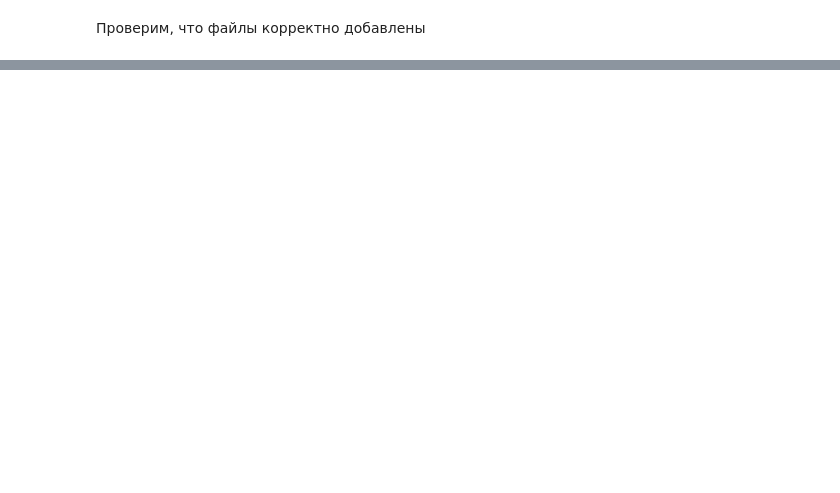
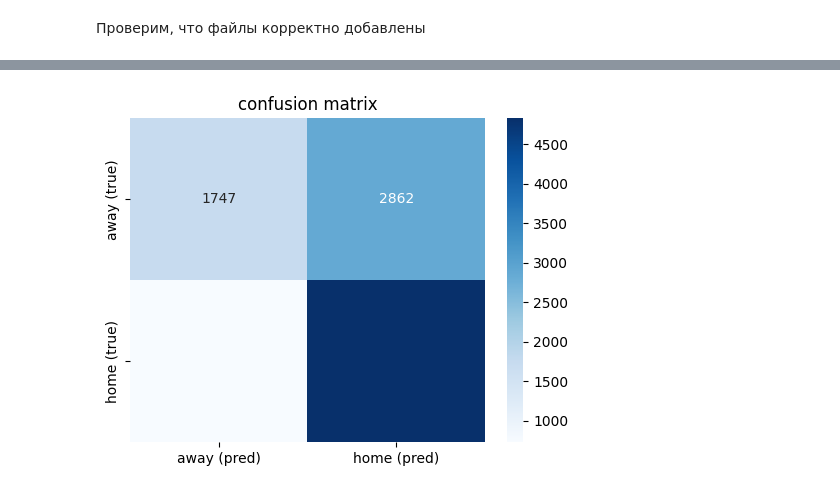
Before and after one commit to Avoca9o/nba-predictor, a Jupyter notebook: checkpoint7_experiments.ipynb, the cells around one changed output, grey strips where cells are left out. Cells and saved outputs as stored; diff of their text form; code cells hidden in the pictures; blank space fills up the shorter version.

```diff
--- a/checkpoint7_experiments.ipynb
+++ b/checkpoint7_experiments.ipynb
@@ -354,0 +407,14 @@ else:
+# %%
+cm = confusion_matrix(y_test, y_pred)
+fig, ax = plt.subplots(figsize=(5, 4))
+sns.heatmap(
+    cm, annot=True, fmt='d', cmap='Blues',
+    xticklabels=['away (pred)', 'home (pred)'],
+    yticklabels=['away (true)', 'home (true)'],
+    ax=ax,
+)
+ax.set_title('confusion matrix')
+plt.tight_layout()
+plt.show()
+# %% [output]
+[figure, added]
```
Also changed, not shown: parts of 20 cells of this notebook.
